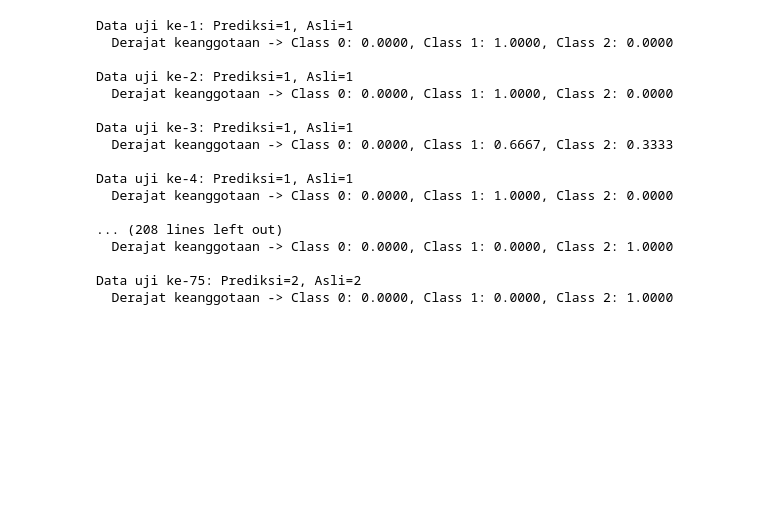
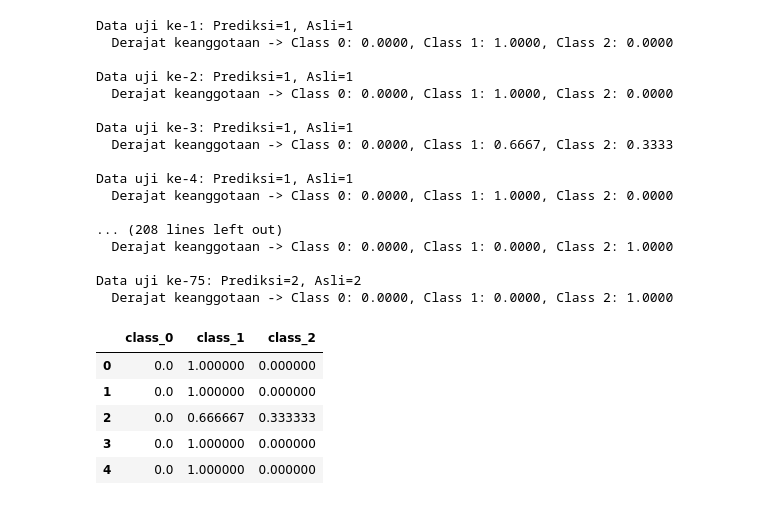
Before and after one commit to F1D022101/TubesLF2025_klmp9, a Jupyter notebook: sleep health.ipynb, the cells around one changed output. Cells and saved outputs as stored; diff of their text form; code cells hidden in the pictures; blank space fills up the shorter version.

```diff
--- a/sleep health.ipynb
+++ b/sleep health.ipynb
@@ -350,3 +351,14 @@ Data uji ke-4: Prediksi=1, Asli=1
 
 Data uji ke-75: Prediksi=2, Asli=2
   Derajat keanggotaan -> Class 0: 0.0000, Class 1: 0.0000, Class 2: 1.0000
+# %%
+hasil = pd.DataFrame(memberships)
+
+hasil.head()
+# %% [output]
+|  | class_0 | class_1 | class_2 |
+| 0 | 0.0 | 1.000000 | 0.000000 |
+| 1 | 0.0 | 1.000000 | 0.000000 |
+| 2 | 0.0 | 0.666667 | 0.333333 |
+| 3 | 0.0 | 1.000000 | 0.000000 |
+| 4 | 0.0 | 1.000000 | 0.000000 |
```
Also changed, not shown: parts of 7 cells of this notebook.
